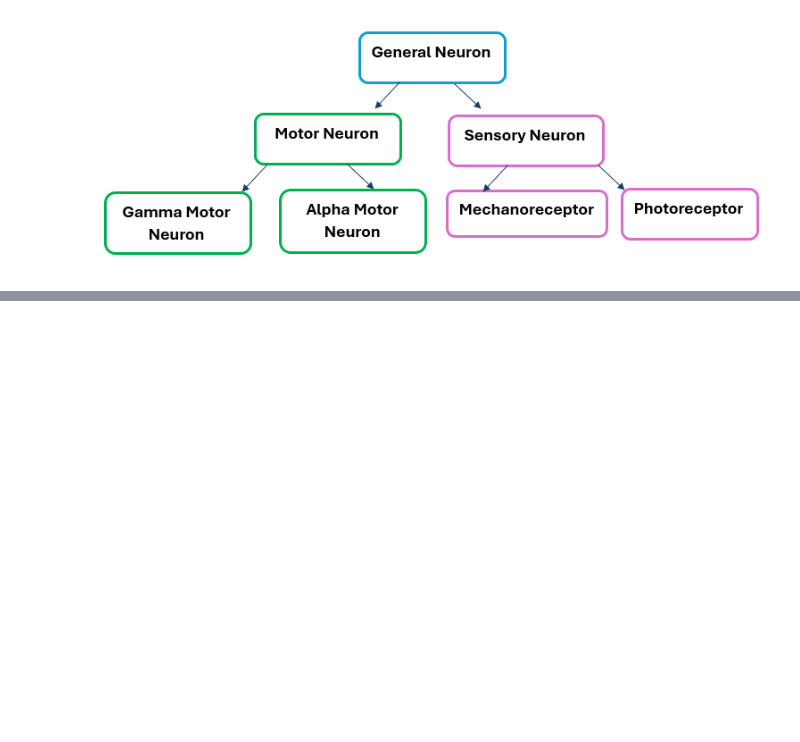
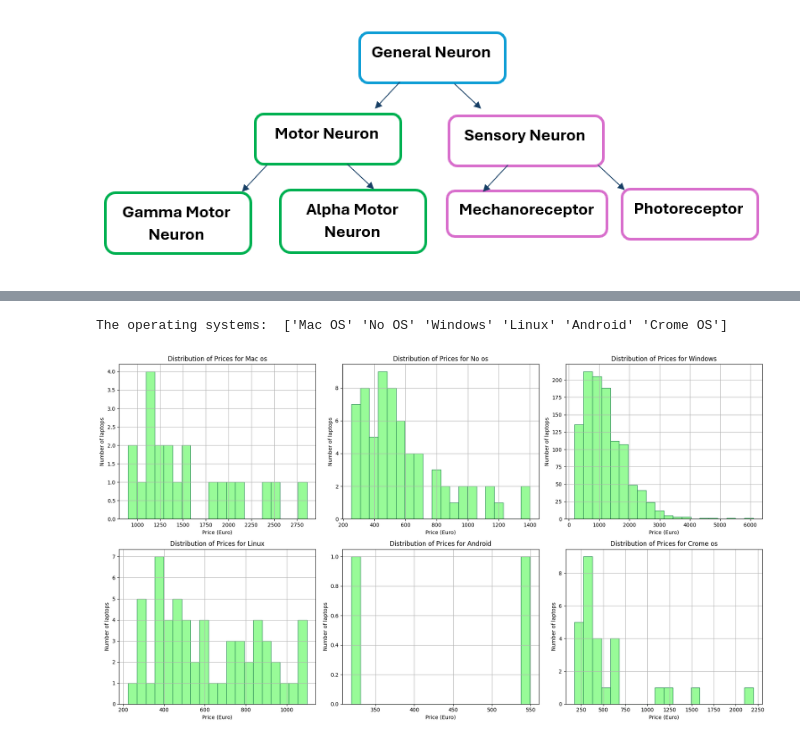
Before and after one commit to ShirZivav/mini_project1, a Jupyter notebook: app_notebook.ipynb, the cells around one changed output, grey strips where cells are left out. Cells and saved outputs as stored; diff of their text form; code cells hidden in the pictures; blank space fills up the shorter version.

```diff
--- a/app_notebook.ipynb
+++ b/app_notebook.ipynb
@@ -164,0 +229,77 @@ plt.plot(signal)
+# %%
+import numpy as np
+import pandas as pd
+import matplotlib.pyplot as plt
+
+
+#import the dataset from my filesystem
+data = pd.read_csv(r"C:\Users\Shir Zivav\Documents\PythonVSC\empy_python_package\laptop_price - dataset.csv")
+
+'''In order to see all kind of options for operating systems names, i used the unique() function and printed it. i put it here as a note for the proccess.'''
+#print(data['OpSys'].unique())
+
+def uniform_f(before_change):
+    '''This function get the names of operating system from the OpSys column and shift it to the uniform style.'''
+    before_change = before_change.lower().strip() # lower => to check uniformli, and strip to make sure there are no spaces in the start and end.
+    if "mac" in before_change :
+        return "Mac OS" #change to the uniform style
+    elif "no os" in before_change:
+        return "No OS"
+    elif "windows" in before_change:
+        return "Windows"
+    elif "linux" in before_change:
+        return "Linux"
+    elif "android" in before_change:
+        return "Android"
+    elif "chrome os" in before_change:
+        return "Crome OS"
+
+data['OpSys'] = data["OpSys"].apply(uniform_f) # calling the function to make it uniform, and than apply it.
+print(f"The operating systems:  {data["OpSys"].unique()}") # i used the unique function that return each kind of operating system only once.
+# %% [output]
+The operating systems:  ['Mac OS' 'No OS' 'Windows' 'Linux' 'Android' 'Crome OS']
+# %%
+import pandas as pd
+import matplotlib.pyplot as plt
+
+#import the dataset from my filesystem
+data = pd.read_csv(r"C:\Users\Shir Zivav\Documents\PythonVSC\empy_python_package\laptop_price - dataset.csv")
+
+# the function i build in the last box of code:
+def uniform_f(before_change):
+    '''This function get the names of operating system from the OpSys column and shift it to the uniform style.'''
+    before_change = before_change.lower().strip() # lower => to check uniformli, and strip to make sure there are no spaces in the start and end.
+    if "mac" in before_change :
+        return "Mac OS" #change to the uniform style
+    elif "no os" in before_change:
+        return "No OS"
+    elif "windows" in before_change:
+        return "Windows"
+    elif "linux" in before_change:
+        return "Linux"
+    elif "android" in before_change:
+        return "Android"
+    elif "chrome os" in before_change:
+        return "Crome OS"
+
+data['OpSys'] = data["OpSys"].apply(uniform_f) #calling the function so everything will look uniform
+operating_sys = data["OpSys"].unique() #only the types of operating system (unique)
+
+'''creating a subplot in order to preasent the graphs together'''
+fig, axes = plt.subplots(2, 3,figsize = (18,10)) # 2 rows and 3 columns
+axes = axes.flatten() # the flatten function convert an array of multiple dimension to a 1D array. here i did this funcion on the axes so that the array will be flatten and it will be easyer to get to each subplot.
+
+'''going through a loop on the unique operating systems and ploting the distribution based on the data.
+enumerate() => the enumerate function helps when dealing with iterators, to keep the count of the iterator '''
+for i, os_type in enumerate(operating_sys):
+    ops_data = data[data['OpSys'] == os_type] #filtering the data to the current operating system
+    axes[i].hist(ops_data['Price (Euro)'], bins = 20, color = 'palegreen', edgecolor = 'seagreen') #ploting the histogram- each os by the prices
+    axes[i].set_title(f"Distribution of Prices for {os_type.capitalize()}") #create a title based on the current operating system.
+    axes[i].set_xlabel("Price (Euro)")
+    axes[i].set_ylabel("Number of laptops")
+    axes[i].grid(True) #adding a grid to each subplot
+
+plt.tight_layout() # adjusting the layout to prevent overlap
+plt.show()
+# %% [output]
+[figure, added]
```
Also changed, not shown: parts of 10 cells of this notebook.
